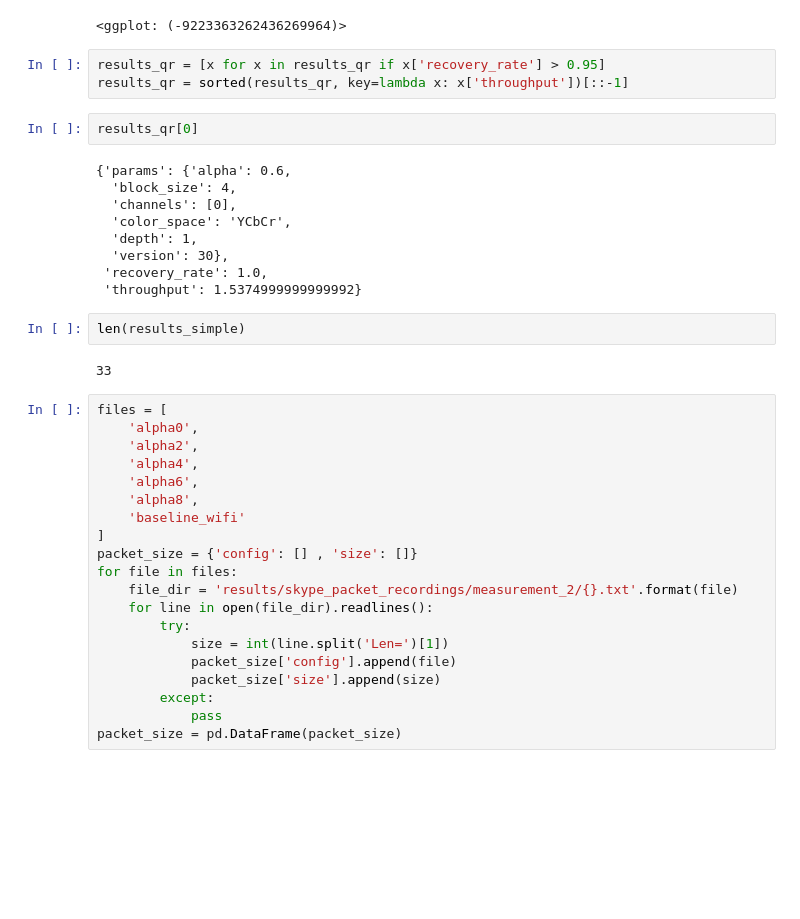
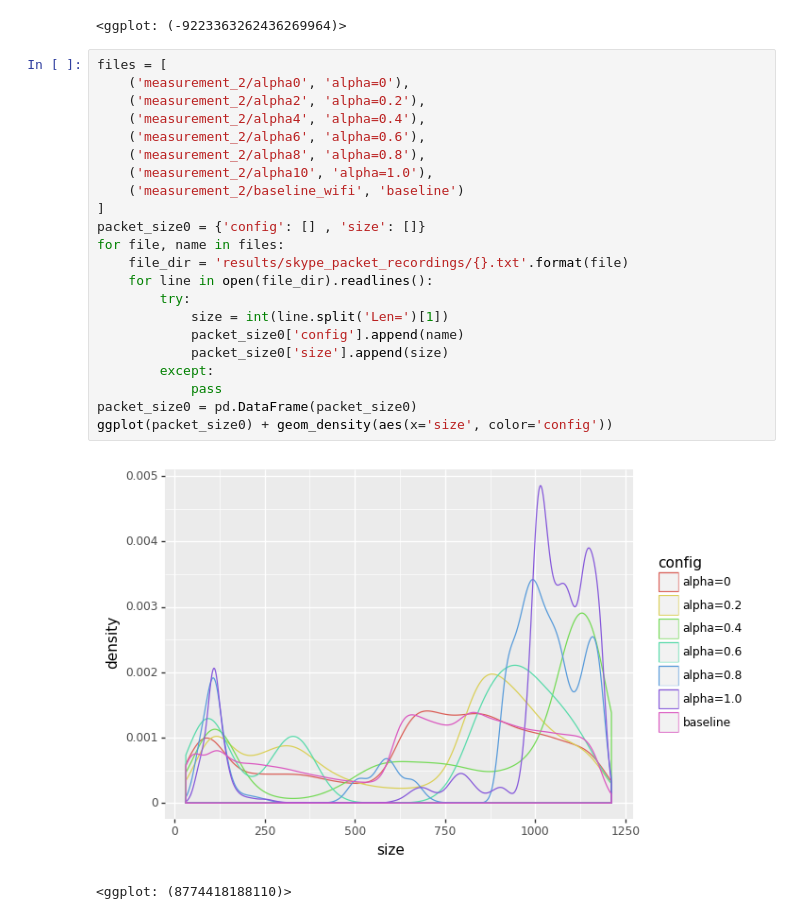
Before and after one commit to ihsgnef/skor, a Jupyter notebook: plots.ipynb, the cells around one changed output. Cells and saved outputs as stored; diff of their text form; blank space fills up the shorter version.

Commit message:
visualize new measurements

```diff
--- a/plots.ipynb
+++ b/plots.ipynb
@@ -75,41 +75,28 @@ ggplot(rs, aes(x='block_size', y='throughput', fill='channels')) \
 # %% [output]
 [figure]
 <ggplot: (-9223363262436269964)>
-# %%
-results_qr = [x for x in results_qr if x['recovery_rate'] > 0.95]
-results_qr = sorted(results_qr, key=lambda x: x['throughput'])[::-1]
-# %%
-results_qr[0]
-# %% [output]
-{'params': {'alpha': 0.6,
-  'block_size': 4,
-  'channels': [0],
-  'color_space': 'YCbCr',
-  'depth': 1,
-  'version': 30},
- 'recovery_rate': 1.0,
- 'throughput': 1.5374999999999992}
-# %%
-len(results_simple)
-# %% [output]
-33
 # %%
 files = [
-    'alpha0',
-    'alpha2',
-    'alpha4',
-    'alpha6',
-    'alpha8',
-    'baseline_wifi'
+    ('measurement_2/alpha0', 'alpha=0'),
+    ('measurement_2/alpha2', 'alpha=0.2'),
+    ('measurement_2/alpha4', 'alpha=0.4'),
+    ('measurement_2/alpha6', 'alpha=0.6'),
+    ('measurement_2/alpha8', 'alpha=0.8'),
+    ('measurement_2/alpha10', 'alpha=1.0'),
+    ('measurement_2/baseline_wifi', 'baseline')
 ]
-packet_size = {'config': [] , 'size': []}
-for file in files:
-    file_dir = 'results/skype_packet_recordings/measurement_2/{}.txt'.format(file)
+packet_size0 = {'config': [] , 'size': []}
+for file, name in files:
+    file_dir = 'results/skype_packet_recordings/{}.txt'.format(file)
     for line in open(file_dir).readlines():
         try:
             size = int(line.split('Len=')[1])
-            packet_size['config'].append(file)
-            packet_size['size'].append(size)
+            packet_size0['config'].append(name)
+            packet_size0['size'].append(size)
         except:
             pass
-packet_size = pd.DataFrame(packet_size)
+packet_size0 = pd.DataFrame(packet_size0)
+ggplot(packet_size0) + geom_density(aes(x='size', color='config'))
+# %% [output]
+[figure, added]
+<ggplot: (8774418188110)>
```
Also changed, not shown: parts of 2 cells of this notebook.
